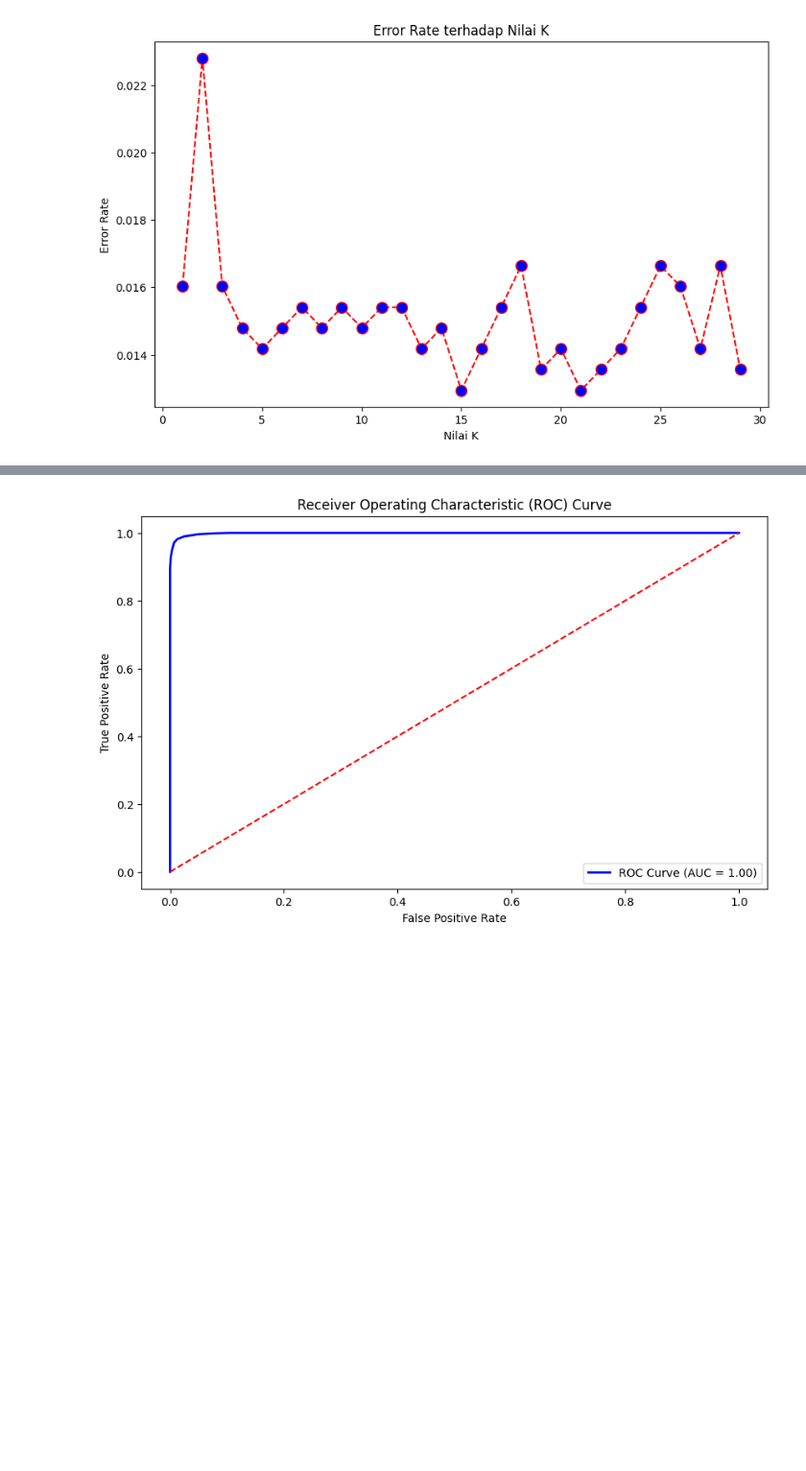
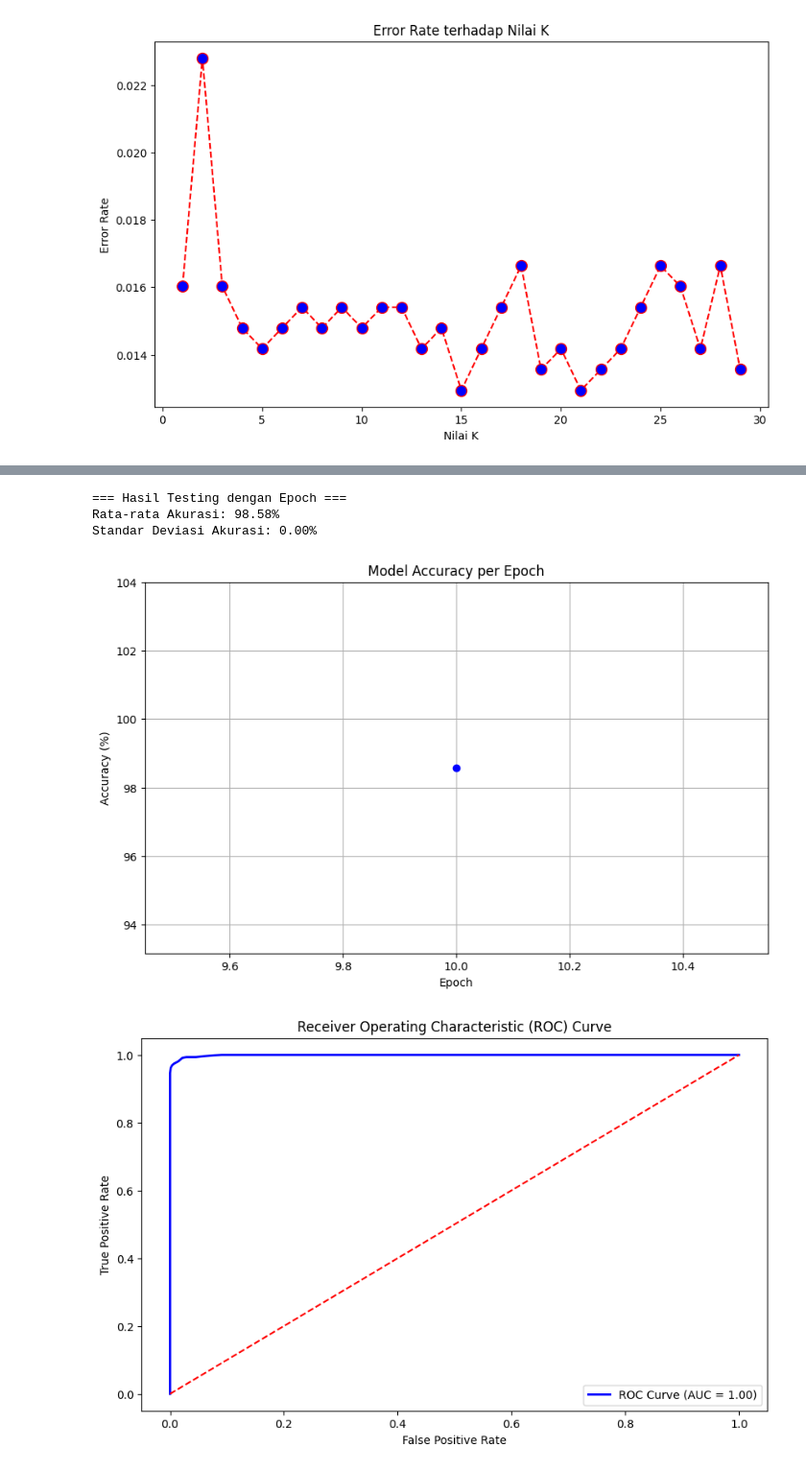
Before and after one commit to NaufalDekha002/NFD_MachineLearning, a Jupyter notebook: NFD_With_KNN.ipynb, the cells around one changed output, grey strips where cells are left out. Shown at 96% size. Drawn from its saved outputs; the diff is of its cells as text; code cells hidden in the pictures; blank space fills up the shorter version.

```diff
--- a/NFD_With_KNN.ipynb
+++ b/NFD_With_KNN.ipynb
@@ -167,3 +204,26 @@ Data 5:
+# %%
+# === Statistik Hasil Epoch ===
+mean_accuracy = np.mean(accuracy_per_epoch)
+std_accuracy = np.std(accuracy_per_epoch)
+
+print("\n=== Hasil Testing dengan Epoch ===")
+print(f"Rata-rata Akurasi: {mean_accuracy * 100:.2f}%")
+print(f"Standar Deviasi Akurasi: {std_accuracy * 100:.2f}%")
+# %% [output]
+=== Hasil Testing dengan Epoch ===
+Rata-rata Akurasi: 98.58%
+Standar Deviasi Akurasi: 0.00%
+# %%
+# Plotting Akurasi per Epoch
+plt.figure(figsize=(10, 6))
+plt.plot(range(10, n_epochs + 1), [acc * 100 for acc in accuracy_per_epoch], marker='o', color='blue')
+plt.xlabel("Epoch")
+plt.ylabel("Accuracy (%)")
+plt.title("Model Accuracy per Epoch")
+plt.grid()
+plt.show()
+# %% [output]
+[figure, added]
 # %%
 fpr, tpr, thresholds = roc_curve(y_networkpatterns_test, y_prob[:, 1])  # Probabilitas untuk Flood
 roc_auc = auc(fpr, tpr)
```
Also changed, not shown: parts of 10 cells of this notebook.
